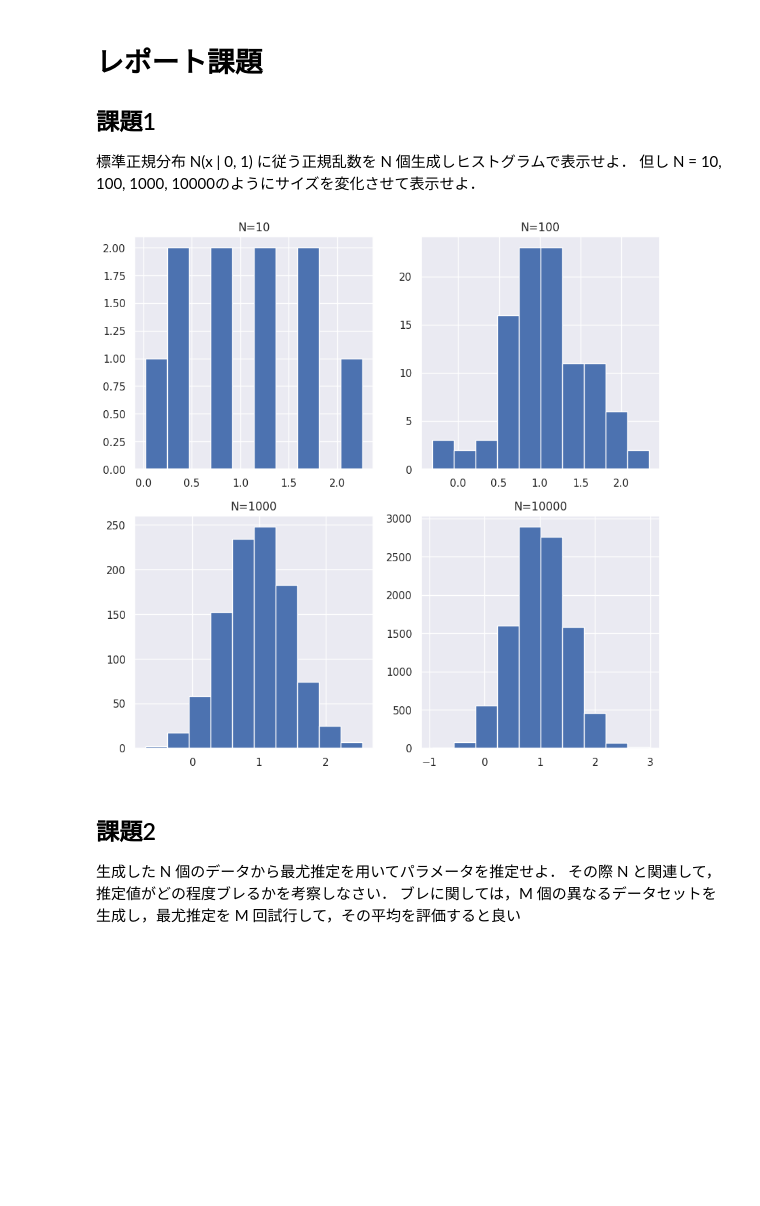
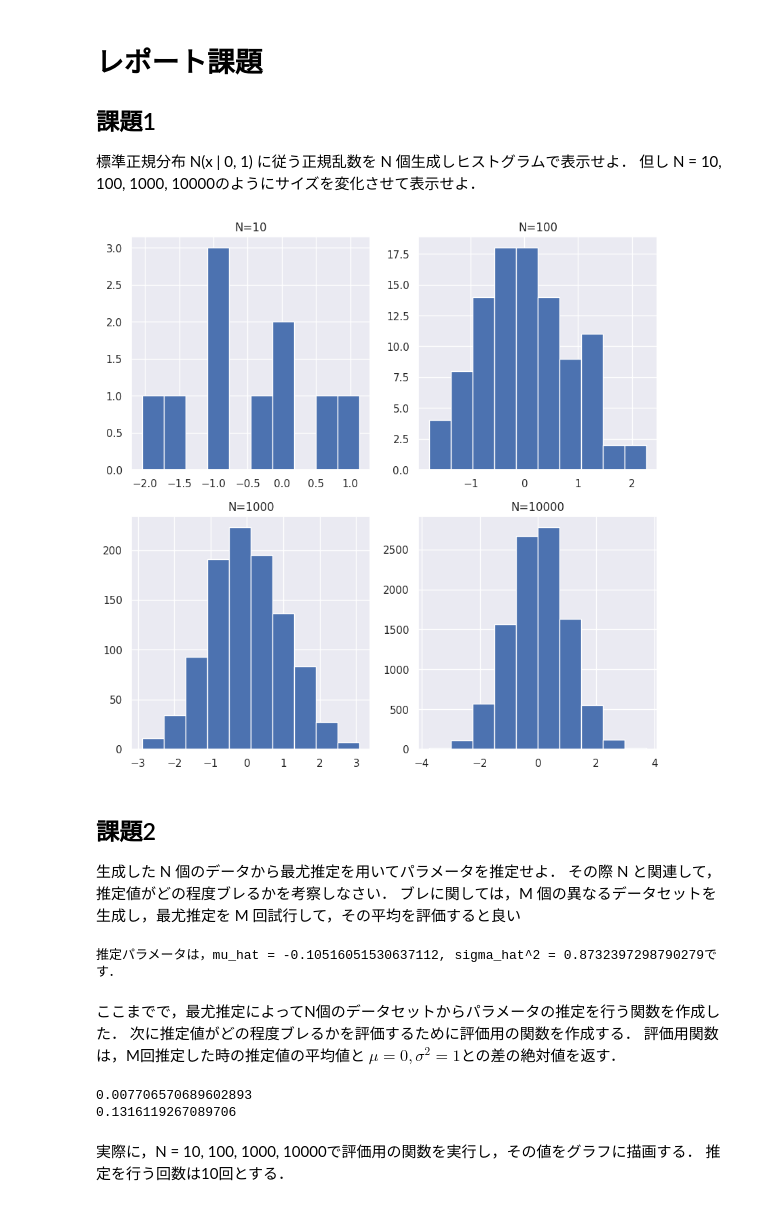
Before and after one commit to wf-yamaday/machine-learning, a Jupyter notebook: 機械学習・深層学習論/report/report.ipynb, the cells around one changed output. Cells and saved outputs as stored; diff of their text form; code cells hidden in the pictures; blank space fills up the shorter version.

```diff
--- a/機械学習・深層学習論/report/report.ipynb
+++ b/機械学習・深層学習論/report/report.ipynb
@@ -15,19 +21,16 @@ import matplotlib.pylab as plt
 # %%
-mu = 1.0
-sigma = 0.5
-
 N = 10
 
-plt.figure(figsize=(10,10),dpi=100) # グラフサイズの調整
+plt.figure(figsize = (10, 10), dpi = 100) # グラフサイズの調整
 
 for i in range(4):
   n = N *10 ** i
-  x = mu + sigma * np.random.randn(n)  # 正規乱数生成
-  plt.subplot(2,2,i+1)
+  x = np.random.randn(n)  # 正規乱数生成
+  plt.subplot(2, 2, i + 1)
   plt.title('N={0}'.format(n))
   plt.hist(x)
 # %% [output]
-[figure, old version]
+[figure, new version]
 # %% [markdown]
 ## 課題2
 
@@ -36,0 +51,9 @@ for i in range(4):
+# %%
+m, s = LikelihoodFunc(100)
+print('推定パラメータは，mu_hat = {}, sigma_hat^2 = {}です．'.format(m, s))
+# %% [output]
+推定パラメータは，mu_hat = -0.10516051530637112, sigma_hat^2 = 0.8732397298790279です．
+# %% [markdown]
+ここまでで，最尤推定によってN個のデータセットからパラメータの推定を行う関数を作成した．
+次に推定値がどの程度ブレるかを評価するために評価用の関数を作成する．
+評価用関数は，M回推定した時の推定値の平均値と $\mu = 0, \sigma^2 = 1$との差の絶対値を返す．
@@ -36,0 +70,11 @@ for i in range(4):
+# %%
+# 試しにN = 10, M = 10で実行
+m, s = EvaluationFunc(10, 10)
+print(m)
+print(s)
+# %% [output]
+0.007706570689602893
+0.1316119267089706
+# %% [markdown]
+実際に，N = 10, 100, 1000, 10000で評価用の関数を実行し，その値をグラフに描画する．
+推定を行う回数は10回とする．
```
Also changed, not shown: parts of 8 cells of this notebook.
